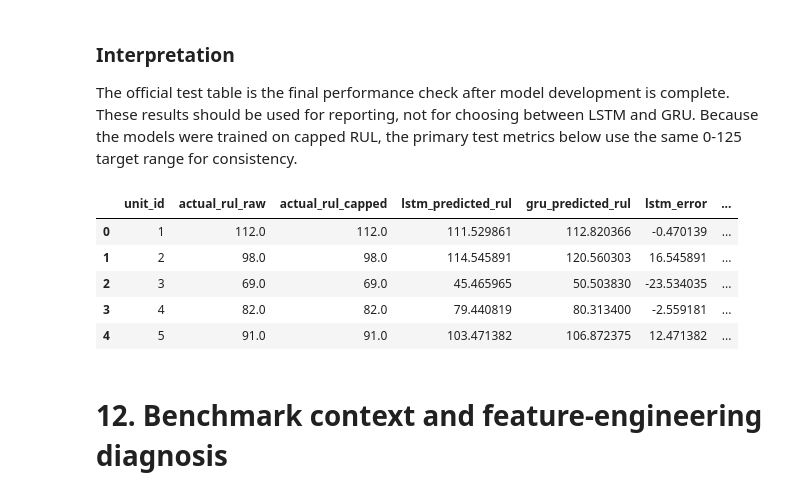
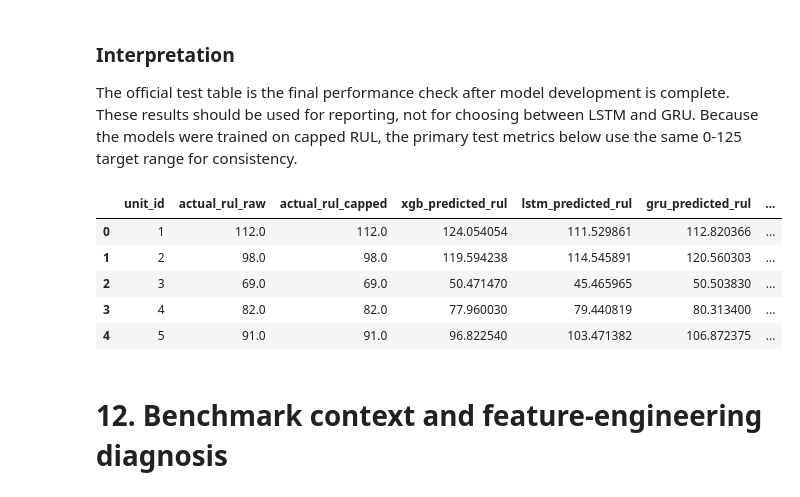
Before and after one commit to sudhakaran-srinivasan/intelligent-predictive-maintenance, a Jupyter notebook: notebooks/06_end_to_end_intelligent_predictive_maintenance.ipynb, the cells around one changed output. Drawn from its saved outputs; the diff is of its cells as text; code cells hidden in the pictures.

```diff
--- a/notebooks/06_end_to_end_intelligent_predictive_maintenance.ipynb
+++ b/notebooks/06_end_to_end_intelligent_predictive_maintenance.ipynb
@@ -2020,18 +2155,27 @@ gru_test_pred = predict_sequence_array(
     X_test_last_seq,
 )
 
+# ---------------------------------------------------------
+# Compare all final models on the same 100 NASA test engines
+# ---------------------------------------------------------
+
+lstm_test_metrics = evaluate_regression(
+    y_test_actual,
+    lstm_test_pred,
+    best_lstm_config["name"],
+)
+
+gru_test_metrics = evaluate_regression(
+    y_test_actual,
+    gru_test_pred,
+    best_gru_config["name"],
+)
+
 official_test_results = (
     pd.DataFrame([
-        evaluate_regression(
-            y_test_actual,
-            lstm_test_pred,
-            best_lstm_config["name"],
-        ),
-        evaluate_regression(
-            y_test_actual,
-            gru_test_pred,
-            best_gru_config["name"],
-        ),
+        xgb_test_metrics,
+        lstm_test_metrics,
+        gru_test_metrics,
     ])
     .sort_values(["cmapss_score", "rmse", "mae"])
     .reset_index(drop=True)
@@ -2093,25 +2244,32 @@ official_test_predictions = pd.DataFrame({
     "unit_id": test_unit_ids,
     "actual_rul_raw": y_test_actual_raw,
     "actual_rul_capped": y_test_actual,
+    "xgb_predicted_rul": xgb_test_pred,
     "lstm_predicted_rul": lstm_test_pred,
     "gru_predicted_rul": gru_test_pred,
 })
+
+official_test_predictions["xgb_error"] = (
+    official_test_predictions["xgb_predicted_rul"]
+    - official_test_predictions["actual_rul_capped"]
+)
 
 official_test_predictions["lstm_error"] = (
     official_test_predictions["lstm_predicted_rul"]
     - official_test_predictions["actual_rul_capped"]
 )
+
 official_test_predictions["gru_error"] = (
     official_test_predictions["gru_predicted_rul"]
     - official_test_predictions["actual_rul_capped"]
+
 )
-
 official_test_predictions.to_csv(
-    PREDICTIONS_DIR / "official_lstm_gru_test_predictions.csv",
+    PREDICTIONS_DIR / "official_model_test_predictions.csv",
     index=False,
 )
 official_test_results.to_csv(
-    REPORTS_DIR / "official_lstm_gru_test_results.csv",
+    REPORTS_DIR / "official_model_test_results.csv",
     index=False,
 )
 
@@ -2125,39 +2283,39 @@ scaler_metadata = {
 }
 
 torch.save(
     {
         "config": best_lstm_config,
         "epochs": best_lstm_epoch,
         "sequence_features": sequence_features,
         "sequence_length": SEQUENCE_LENGTH,
         "rul_cap": RUL_CAP,
         "scaler": scaler_metadata,
         "state_dict": final_lstm.state_dict(),
     },
     MODELS_DIR / "final_lstm_fd001.pt",
 )
 
 torch.save(
     {
         "config": best_gru_config,
         "epochs": best_gru_epoch,
         "sequence_features": sequence_features,
         "sequence_length": SEQUENCE_LENGTH,
         "rul_cap": RUL_CAP,
         "scaler": scaler_metadata,
         "state_dict": final_gru.state_dict(),
     },
     MODELS_DIR / "final_gru_fd001.pt",
 )
 
 display(official_test_predictions.head())
 # %% [output]
-|  | unit_id | actual_rul_raw | actual_rul_capped | lstm_predicted_rul | gru_predicted_rul | lstm_error | ... |
-| 0 | 1 | 112.0 | 112.0 | 111.529861 | 112.820366 | -0.470139 | ... |
-| 1 | 2 | 98.0 | 98.0 | 114.545891 | 120.560303 | 16.545891 | ... |
-| 2 | 3 | 69.0 | 69.0 | 45.465965 | 50.503830 | -23.534035 | ... |
-| 3 | 4 | 82.0 | 82.0 | 79.440819 | 80.313400 | -2.559181 | ... |
-| 4 | 5 | 91.0 | 91.0 | 103.471382 | 106.872375 | 12.471382 | ... |
+|  | unit_id | actual_rul_raw | actual_rul_capped | xgb_predicted_rul | lstm_predicted_rul | gru_predicted_rul | ... |
+| 0 | 1 | 112.0 | 112.0 | 124.054054 | 111.529861 | 112.820366 | ... |
+| 1 | 2 | 98.0 | 98.0 | 119.594238 | 114.545891 | 120.560303 | ... |
+| 2 | 3 | 69.0 | 69.0 | 50.471470 | 45.465965 | 50.503830 | ... |
+| 3 | 4 | 82.0 | 82.0 | 77.960030 | 79.440819 | 80.313400 | ... |
+| 4 | 5 | 91.0 | 91.0 | 96.822540 | 103.471382 | 106.872375 | ... |
 # %% [markdown]
 # 12. Benchmark context and feature-engineering diagnosis
 # %% [markdown]
```
Also changed, not shown: parts of 21 cells of this notebook, 3 other files.
